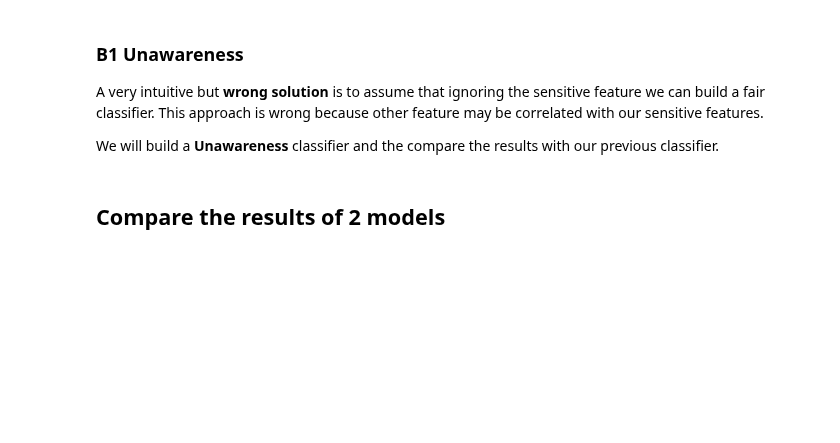
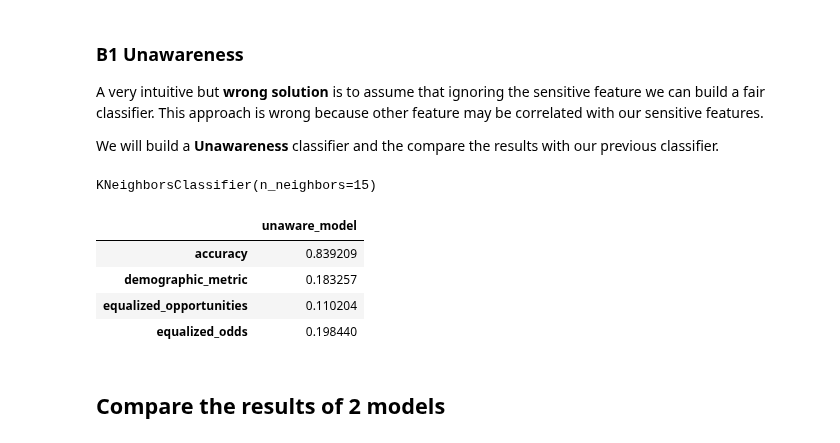
Before and after one commit to olethrosdc/machine-learning-neuch, a Jupyter notebook: MSc/src/fairness/fairness_tutorial/Lab_7-Fairness_tutorial.ipynb, the cells around one changed output. Saved outputs shown, nothing was run; the diff lists cells and outputs as text; code cells hidden in the pictures; blank space fills up the shorter version.

```diff
--- a/MSc/src/fairness/fairness_tutorial/Lab_7-Fairness_tutorial.ipynb
+++ b/MSc/src/fairness/fairness_tutorial/Lab_7-Fairness_tutorial.ipynb
@@ -508,6 +581,31 @@ A very intuitive but **wrong solution** is to assume that ignoring the sensitive
 This approach is wrong because other feature may be correlated with our sensitive features.
 
 We will build a **Unawareness** classifier and the compare the results with our previous classifier.
+# %%
+non_sensitive_features = features.difference([sensitive_feature])
+# %%
+from sklearn.neighbors import KNeighborsClassifier
+unaware_model  = KNeighborsClassifier(n_neighbors=15)
+
+unaware_model.fit(X = X_train[non_sensitive_features],
+                  y = train_data[target_column])
+# %% [output]
+KNeighborsClassifier(n_neighbors=15)
+# %%
+unaware_metrics = compute_metric(y_pred = unaware_model.predict(X_test[non_sensitive_features]),
+                                 data = test_data,
+                                 sensitive_feature = test_data["sex"])
+# %%
+unaware_results = pd.DataFrame(unaware_metrics,
+                               index = ["unaware_model"]).T
+# %%
+unaware_results
+# %% [output]
+|  | unaware_model |
+| accuracy | 0.839209 |
+| demographic_metric | 0.183257 |
+| equalized_opportunities | 0.110204 |
+| equalized_odds | 0.198440 |
 # %% [markdown]
 ## Compare the results of 2 models
 # %%
```
Also changed, not shown: parts of 27 cells of this notebook.
